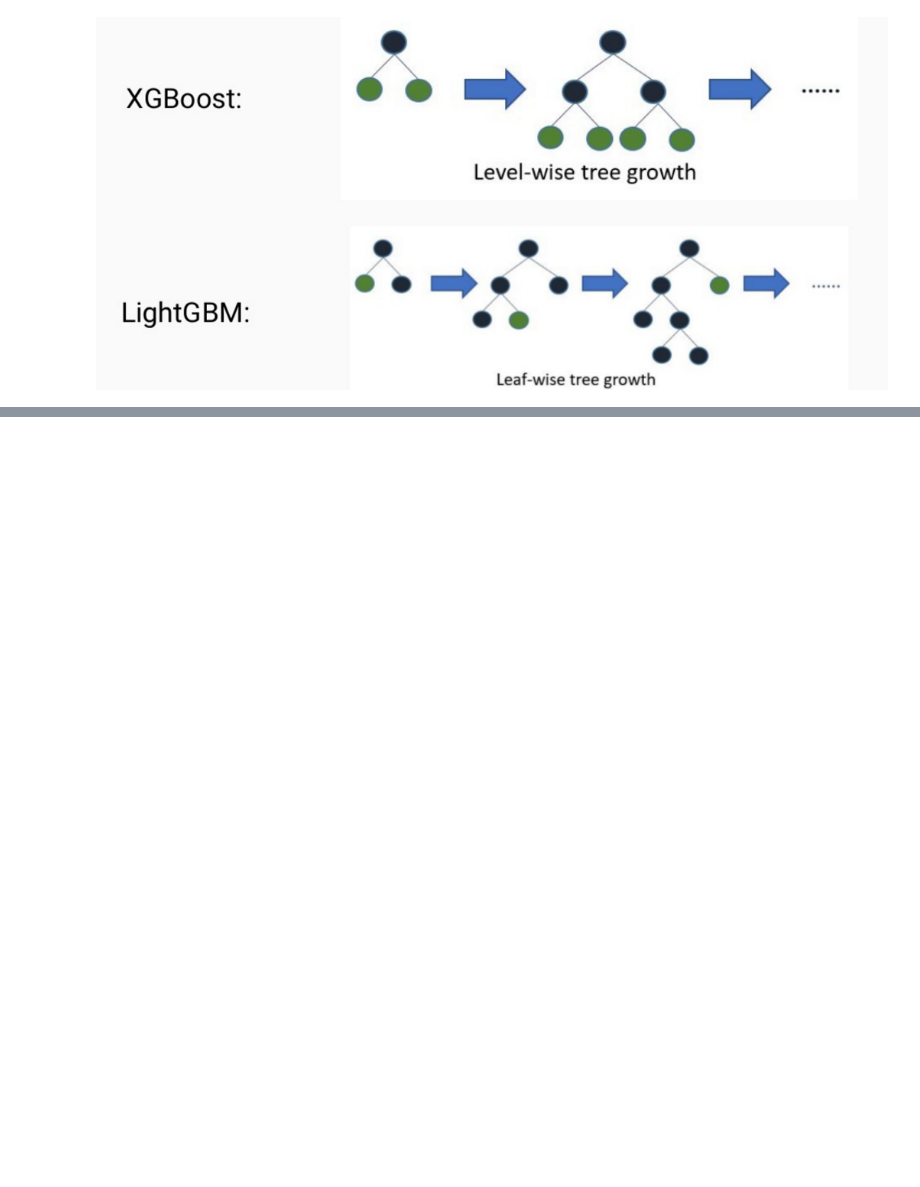
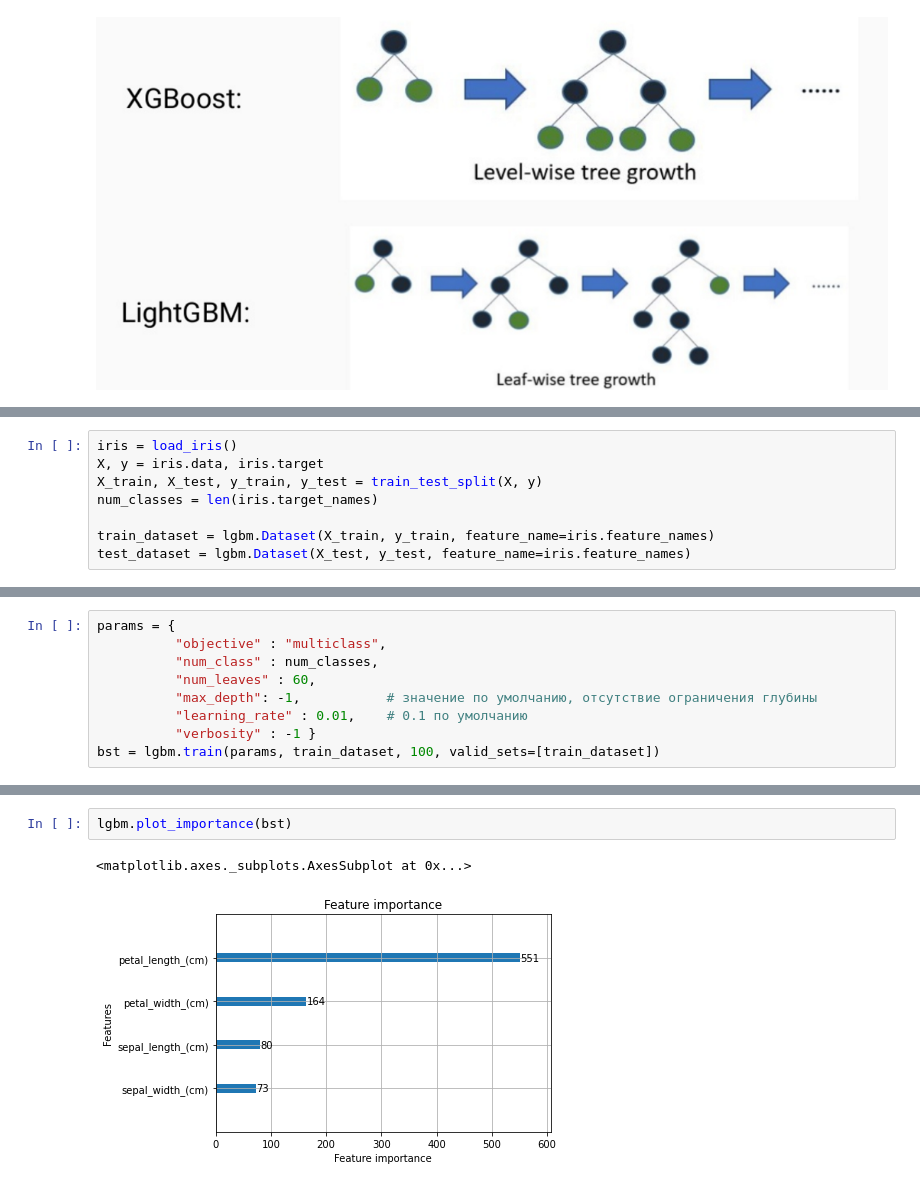
Before and after one commit to samstikhin/ml2023, a Jupyter notebook: 05-Boosting/4-LightGBM.ipynb, the cells around one changed output, grey strips where cells are left out. Drawn from its saved outputs; the diff is of its cells as text; blank space fills up the shorter version.

```diff
--- a/05-Boosting/4-LightGBM.ipynb
+++ b/05-Boosting/4-LightGBM.ipynb
@@ -59,0 +80,8 @@ Image('images/Lwise_growth.png')
+# %%
+iris = load_iris()
+X, y = iris.data, iris.target
+X_train, X_test, y_train, y_test = train_test_split(X, y)
+num_classes = len(iris.target_names)
+
+train_dataset = lgbm.Dataset(X_train, y_train, feature_name=iris.feature_names)
+test_dataset = lgbm.Dataset(X_test, y_test, feature_name=iris.feature_names)
@@ -59,0 +92,9 @@ Image('images/Lwise_growth.png')
+# %%
+params = {
+          "objective" : "multiclass",
+          "num_class" : num_classes,
+          "num_leaves" : 60,
+          "max_depth": -1,           # значение по умолчанию, отсутствие ограничения глубины
+          "learning_rate" : 0.01,    # 0.1 по умолчанию
+          "verbosity" : -1 }
+bst = lgbm.train(params, train_dataset, 100, valid_sets=[train_dataset])
@@ -59,0 +123,5 @@ Image('images/Lwise_growth.png')
+# %%
+lgbm.plot_importance(bst)
+# %% [output]
+<matplotlib.axes._subplots.AxesSubplot at 0x...>
+[figure, added]
```
Also changed, not shown: parts of 31 cells of this notebook, 1 other file.
